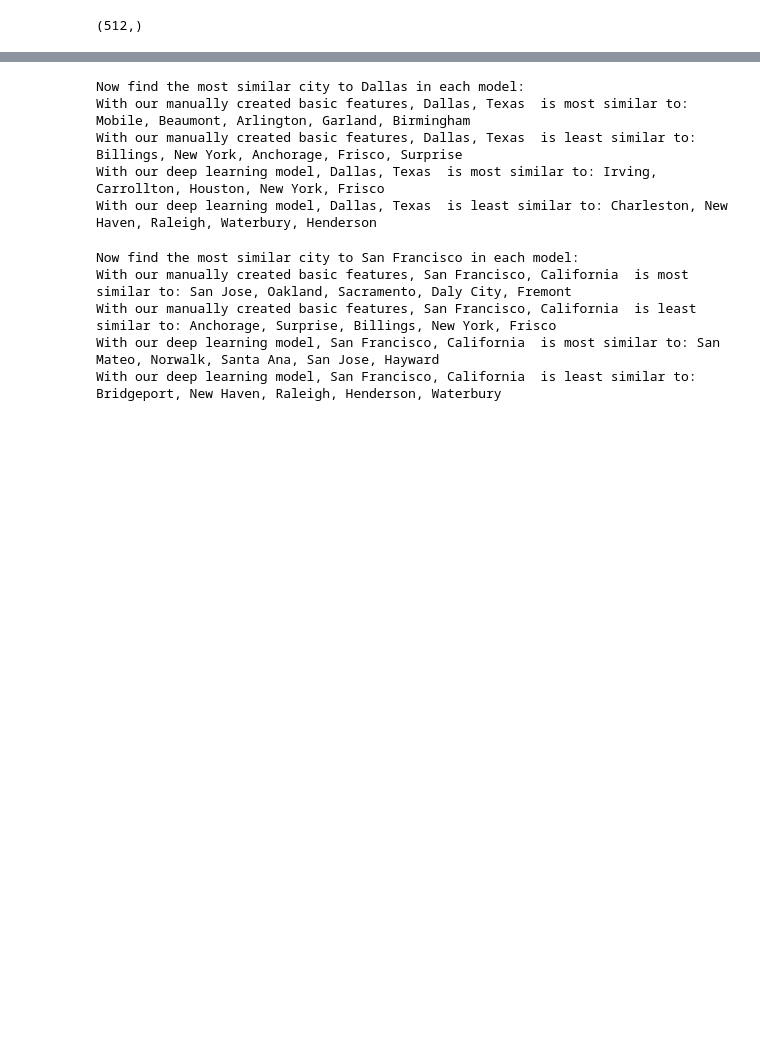
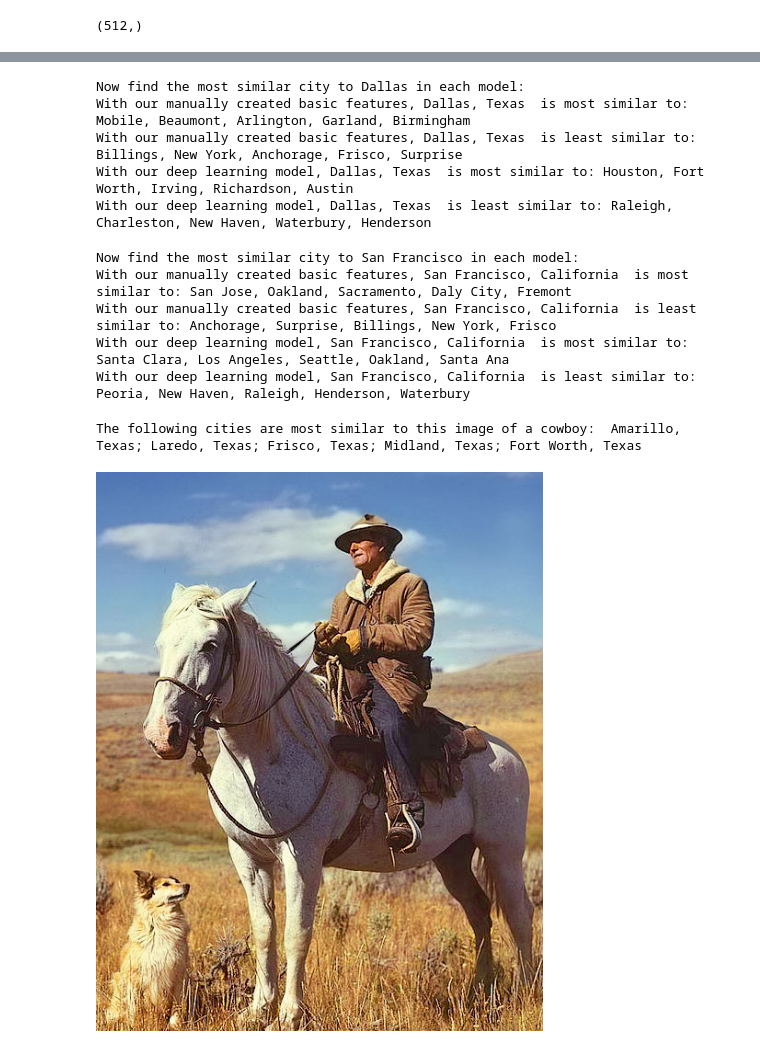
Before and after one commit to bmount/intuition-feature-vectors, a Jupyter notebook: city_features.ipynb, the cells around one changed output, grey strips where cells are left out. Cells and saved outputs as stored; diff of their text form; code cells hidden in the pictures; blank space fills up the shorter version.

Commit message:
Normalization, image neighbors, text neigbors, visuals.

```diff
--- a/city_features.ipynb
+++ b/city_features.ipynb
@@ -248,10 +248,13 @@ def embed_row(row):
     # good at dealing with numbers. And the really big ones don't entirely need to be!
     # So let's just use the proper name for the city an state, and see what happens:
     sentence = f"""{row.get('city')}, {row['state']}"""
-    return model.encode(sentence)
+    embedding = model.encode(sentence)
+    return embedding / np.linalg.norm(embedding, keepdims=True)
 # %%
 # Now, let's embed all our cities:
 embeddings = np.array([embed_row(row) for row in big_cities_list])
+# and normalize the result:
+embeddings = embeddings / np.linalg.norm(embeddings, axis = 1).reshape(-1, 1)
 # %%
 embeddings[4].shape
 # These are just normalized vectors, same as the ones we made up with latitude, trucks, etc:
@@ -315,13 +318,13 @@ compare_models('Dallas', 'Texas')
 Now find the most similar city to Dallas in each model:
 With our manually created basic features, Dallas, Texas  is most similar to: Mobile, Beaumont, Arlington, Garland, Birmingham
 With our manually created basic features, Dallas, Texas  is least similar to: Billings, New York, Anchorage, Frisco, Surprise
-With our deep learning model, Dallas, Texas  is most similar to: Irving, Carrollton, Houston, New York, Frisco
-With our deep learning model, Dallas, Texas  is least similar to: Charleston, New Haven, Raleigh, Waterbury, Henderson
+With our deep learning model, Dallas, Texas  is most similar to: Houston, Fort Worth, Irving, Richardson, Austin
+With our deep learning model, Dallas, Texas  is least similar to: Raleigh, Charleston, New Haven, Waterbury, Henderson
 # %%
 compare_models('San Francisco', 'California')
 # %% [output]
 Now find the most similar city to San Francisco in each model:
 With our manually created basic features, San Francisco, California  is most similar to: San Jose, Oakland, Sacramento, Daly City, Fremont
 With our manually created basic features, San Francisco, California  is least similar to: Anchorage, Surprise, Billings, New York, Frisco
-With our deep learning model, San Francisco, California  is most similar to: San Mateo, Norwalk, Santa Ana, San Jose, Hayward
-With our deep learning model, San Francisco, California  is least similar to: Bridgeport, New Haven, Raleigh, Henderson, Waterbury
+With our deep learning model, San Francisco, California  is most similar to: Santa Clara, Los Angeles, Seattle, Oakland, Santa Ana
+With our deep learning model, San Francisco, California  is least similar to: Peoria, New Haven, Raleigh, Henderson, Waterbury
@@ -327,0 +333,24 @@ With our deep learning model, San Francisco, California  is least similar to: Br
+# %%
+# If a machine learning researcher was stranded on a desert island in 2009, and came back
+# to civilization today, this would be really hard to explain to him or her! Give yourself
+# time to think about it!
+
+from PIL import Image
+
+def city_image_neighbor(image_path):
+    image = Image.open(image_path)
+    embedding = model.encode(image)
+    embedding /= np.linalg.norm(embedding, keepdims=True)
+    distances = embedding @ embeddings.T
+    top_5 = np.argsort(-distances)[:5]
+    return [big_cities_list[i] for i in top_5]
+# %%
+matches = city_image_neighbor('cowboy.jpg')
+# %%
+print("The following cities are most similar to this image of a cowboy: ",
+      '; '.join([match.get('city') + ', ' + match.get('state') for match in matches]))
+im = Image.open('cowboy.jpg')
+display(im)
+# %% [output]
+The following cities are most similar to this image of a cowboy:  Amarillo, Texas; Laredo, Texas; Frisco, Texas; Midland, Texas; Fort Worth, Texas
+[figure, added]
```
Also changed, not shown: parts of 13 cells of this notebook.
